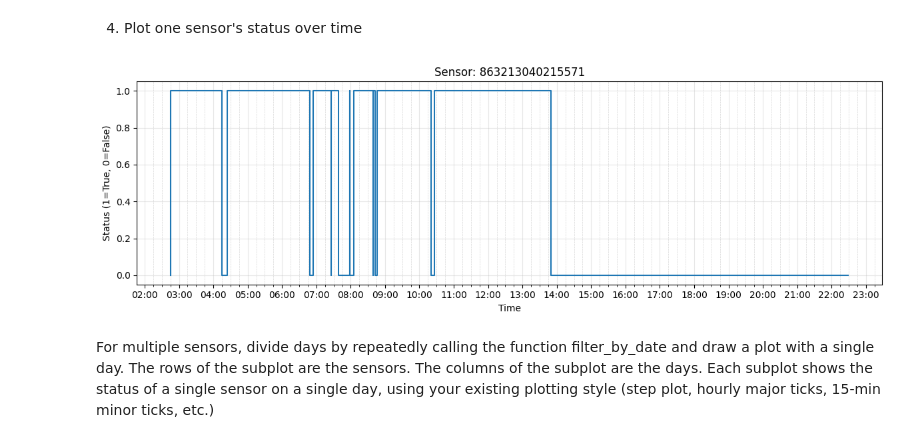
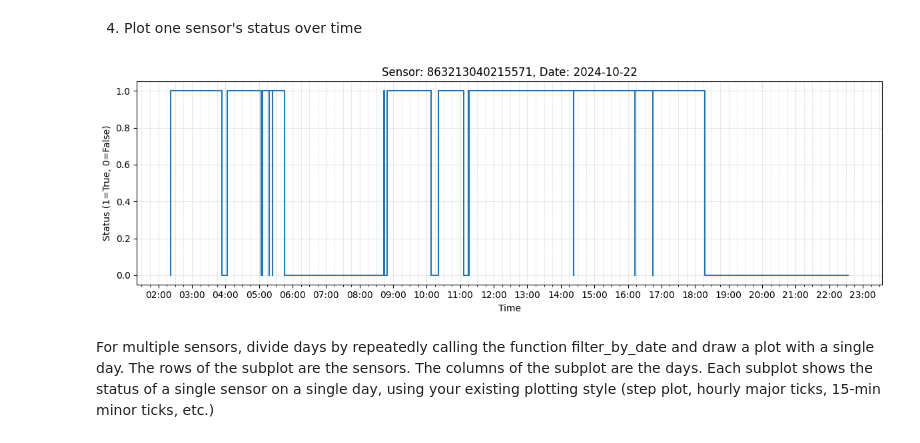
Before and after one commit to chenneman/CTC-advanced-data-science, a Jupyter notebook: filter_sensors_by_location_by_date.ipynb, the cells around one changed output. Cells and saved outputs as stored; diff of their text form; code cells hidden in the pictures.

```diff
--- a/filter_sensors_by_location_by_date.ipynb
+++ b/filter_sensors_by_location_by_date.ipynb
@@ -24,3 +24,6 @@ data_sensors
 | 140958 | 2025-06-17 10:35:12+00:00 | True | 863213040206976 | Lange Viestraat | Utrecht |
 | 140959 | 2025-06-17 10:39:47+00:00 | True | 863213040212370 | Lange Viestraat | Utrecht |
 140960 rows × 5 columns
+# %%
+counts = data_sensors['status'].value_counts()
+proportions = data_sensors['status'].value_counts(normalize = True) * 100
@@ -26,0 +32,11 @@ data_sensors
+# %%
+plt.bar(counts.index, counts.values)
+plt.title("Frequency of Status")
+plt.xlabel("Status")
+plt.ylabel("Count")
+plt.xticks([0, 1], ['False', 'True'])
+# Add text labels on top of each bar
+for i, value in enumerate(proportions.values):
+    plt.text(i, value+counts.iloc[i], f'{counts.iloc[i]}', ha='center', va='top', fontsize=10)
+    plt.text(i, value, f'{value:.1f}%', ha='center', va='bottom', fontsize=10)
+plt.show()
@@ -82,8 +75,9 @@ Custom ur filter here
 # %% [markdown]
 Change the start_date. Now the end_date is intended to be equal to start_date. This define the data in a single day. Further update should define the from a single day to a time period.
 # %%
-start_date = '2024-10-21'
+#Chose 22th Oct, 2024 for example
+start_date = '2024-10-22'
 end_date = start_date
 df_loc = filter_by_location(data_sensors, "Neude")
 df_date = filter_by_date(df_loc, start_date=start_date, end_date=end_date)
-# df_time = filter_by_masks(df_date)
+df_time = filter_by_masks(df_date)
@@ -124,31 +98,31 @@ def plot_sensor(data, sensor_name, fig, ax, i, j = 0):
     # Major ticks every hour
     fig.gca().xaxis.set_major_locator(mdates.HourLocator())
     fig.gca().xaxis.set_major_formatter(mdates.DateFormatter('%H:%M'))
-
+    # day = sensor_data["day"]
     # Minor ticks every 15 minutes
     fig.gca().xaxis.set_minor_locator(mdates.MinuteLocator(byminute=[0,15,30,45]))
     # Show grid for both major and minor ticks
     ax.grid(which='major', linestyle='-', linewidth=0.8)
     ax.grid(which='minor', linestyle='--', linewidth=0.5, alpha=0.5)
-    ax.set_title(f"Sensor: {sensor_name}")
+    ax.set_title(f"Sensor: {sensor_name}, Date: {start_date}")
     ax.set_xlabel("Time")
     ax.set_ylabel("Status (1=True, 0=False)")
     ax.grid(True, alpha=0.3)
 # %%
 fig, axes = plt.subplots(len(sensors), 1, figsize=(12, 4*len(sensors)), sharex=True)
 # Handle case where only one sensor (axes not iterable)
 if len(sensors) == 1:
     axes = [axes]
 
 for i, sensor in enumerate(sensors):
-    plot_sensor(df_date, sensor, fig, ax=axes[i], i = i)
+    plot_sensor(df_time, sensor, fig, ax=axes[i], i = i)
     # Save only the area of this Axes
 save_path = folder_path + f"\\{start_date}.png"
 fig.savefig(save_path, dpi = 200)
 plt.tight_layout()
 plt.show()
 # %% [output]
-[figure, old version]
+[figure, new version]
 # %% [markdown]
 For multiple sensors, divide days by repeatedly calling the function filter_by_date and draw a plot with a single day. The rows of the subplot are the sensors. The columns of the subplot are the days. Each subplot shows the status of a single sensor on a single day, using your existing plotting style (step plot, hourly major ticks, 15-min minor ticks, etc.)
 # %%
```
Also changed, not shown: parts of 4 cells of this notebook.
